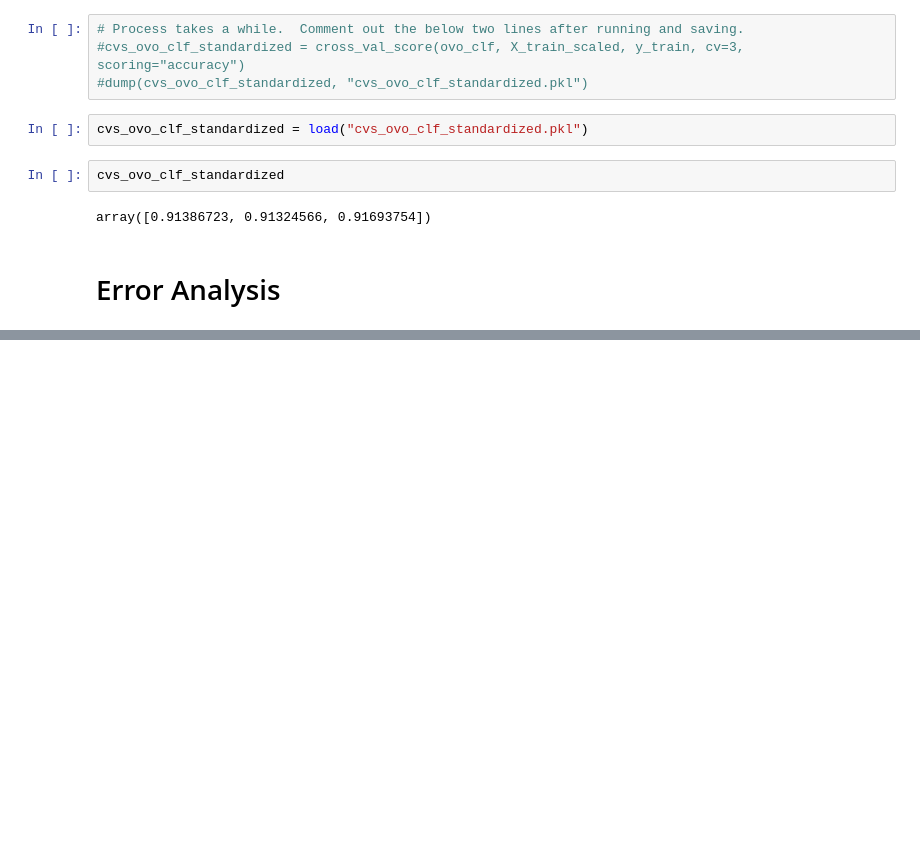
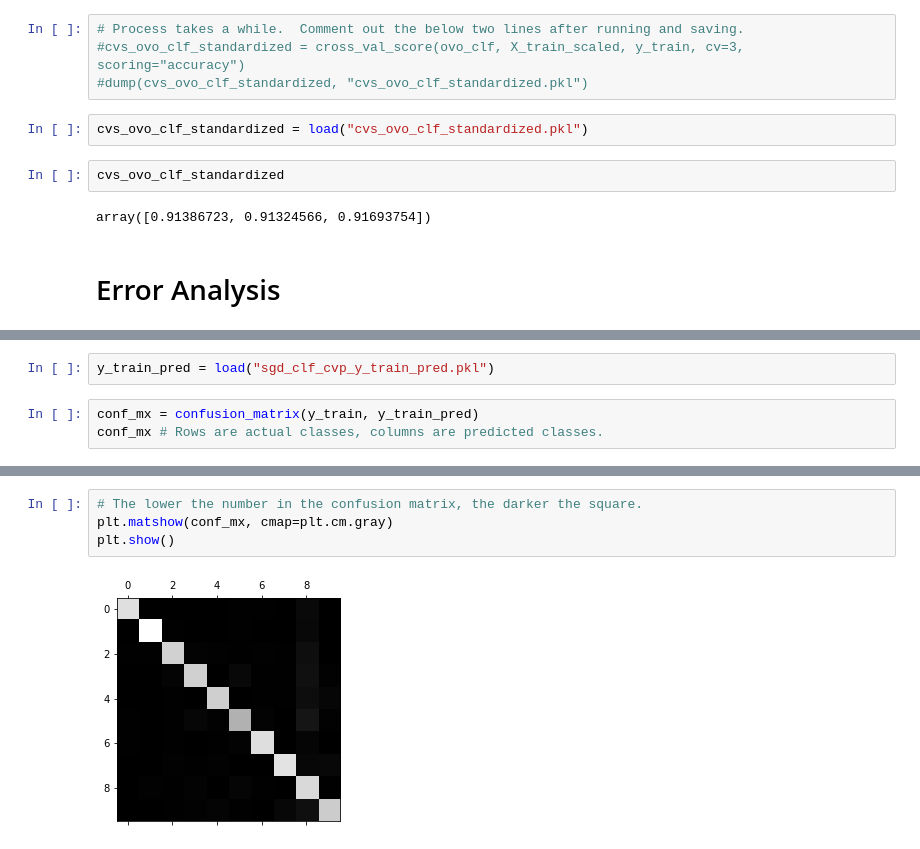
Before and after one commit to astidham2003/ml-study-group, a Jupyter notebook: chapter_3/MNIST_classification.ipynb, the cells around one changed output, grey strips where cells are left out. Cells and saved outputs as stored; diff of their text form; blank space fills up the shorter version.

```diff
--- a/chapter_3/MNIST_classification.ipynb
+++ b/chapter_3/MNIST_classification.ipynb
@@ -557,0 +586,5 @@ array([0.91386723, 0.91324566, 0.91693754])
+# %%
+y_train_pred = load("sgd_clf_cvp_y_train_pred.pkl")
+# %%
+conf_mx = confusion_matrix(y_train, y_train_pred)
+conf_mx # Rows are actual classes, columns are predicted classes.
@@ -557,0 +603,6 @@ array([0.91386723, 0.91324566, 0.91693754])
+# %%
+# The lower the number in the confusion matrix, the darker the square.
+plt.matshow(conf_mx, cmap=plt.cm.gray)
+plt.show()
+# %% [output]
+[figure, added]
```
Also changed, not shown: parts of 11 cells of this notebook, 1 other file.
